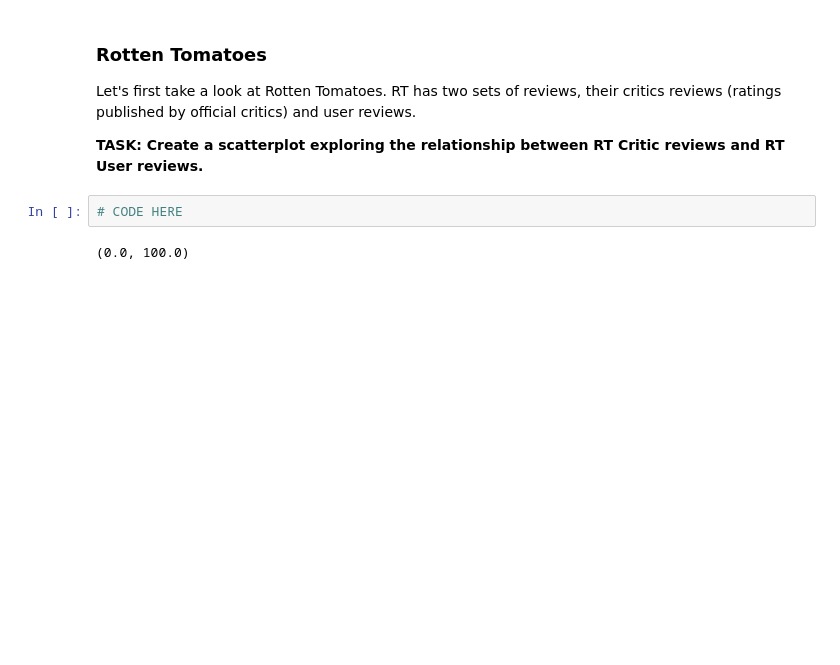
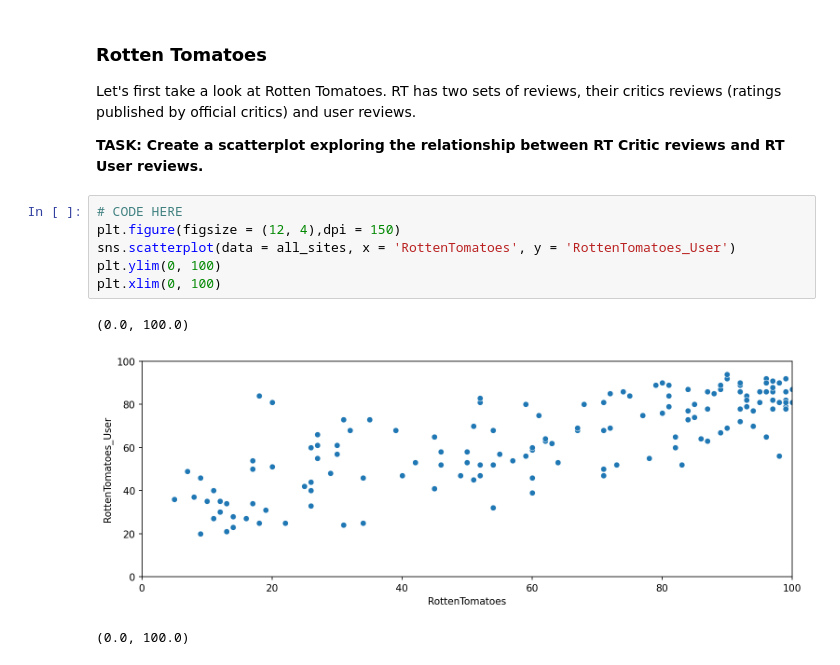
Before and after one commit to drago467/Python-for-Machine-Learning-Data-Science, a Jupyter notebook: 06-Capstone-Project/00-Capstone-Project.ipynb, the cells around one changed output. Cells and saved outputs as stored; diff of their text form; blank space fills up the shorter version.

```diff
--- a/06-Capstone-Project/00-Capstone-Project.ipynb
+++ b/06-Capstone-Project/00-Capstone-Project.ipynb
@@ -463,8 +463,15 @@ all_sites.describe()
 Let's first take a look at Rotten Tomatoes. RT has two sets of reviews, their critics reviews (ratings published by official critics) and user reviews.
 
 **TASK: Create a scatterplot exploring the relationship between RT Critic reviews and RT User reviews.**
-# %%
-# CODE HERE
+# %%
+# CODE HERE
+plt.figure(figsize = (12, 4),dpi = 150)
+sns.scatterplot(data = all_sites, x = 'RottenTomatoes', y = 'RottenTomatoes_User')
+plt.ylim(0, 100)
+plt.xlim(0, 100)
+# %% [output]
+(0.0, 100.0)
+[figure, added]
 # %%
 # %% [output]
 (0.0, 100.0)
```
Also changed, not shown: parts of 15 cells of this notebook.
